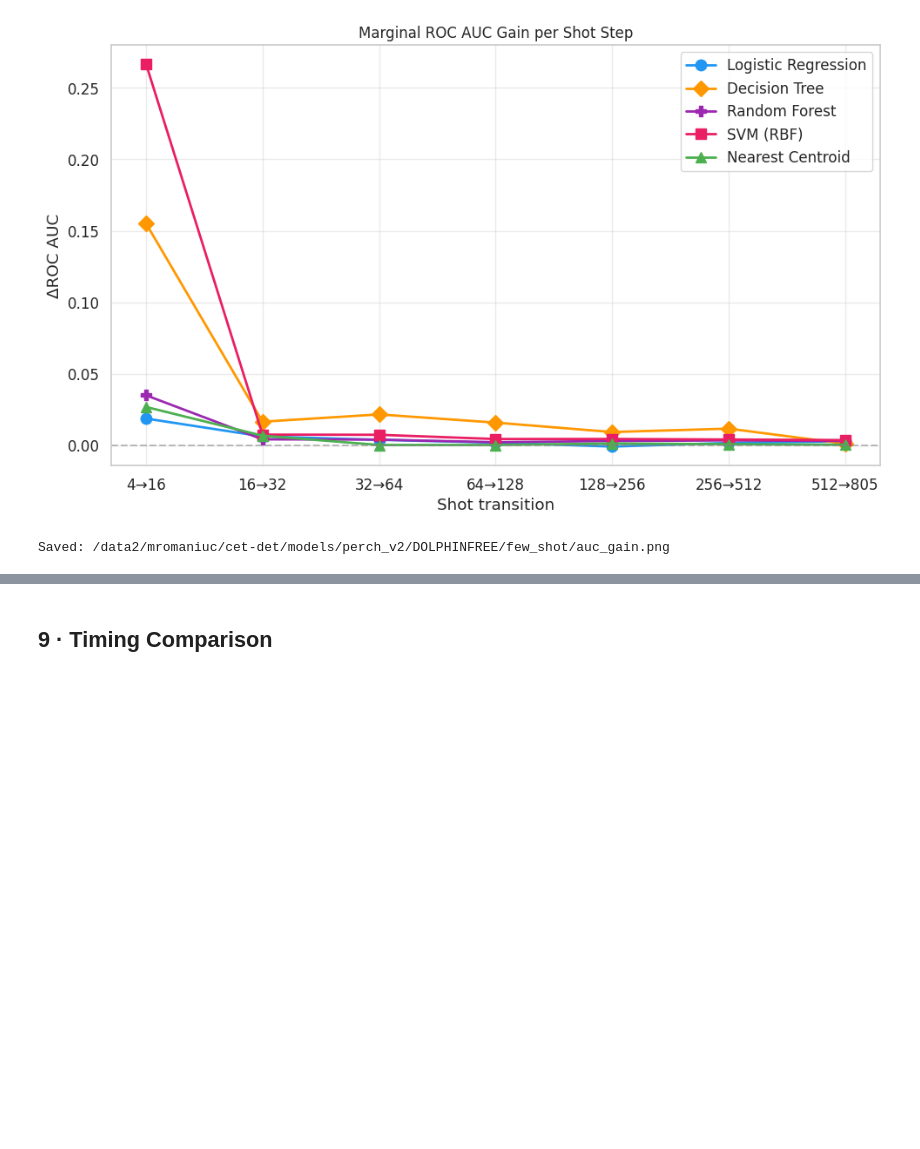
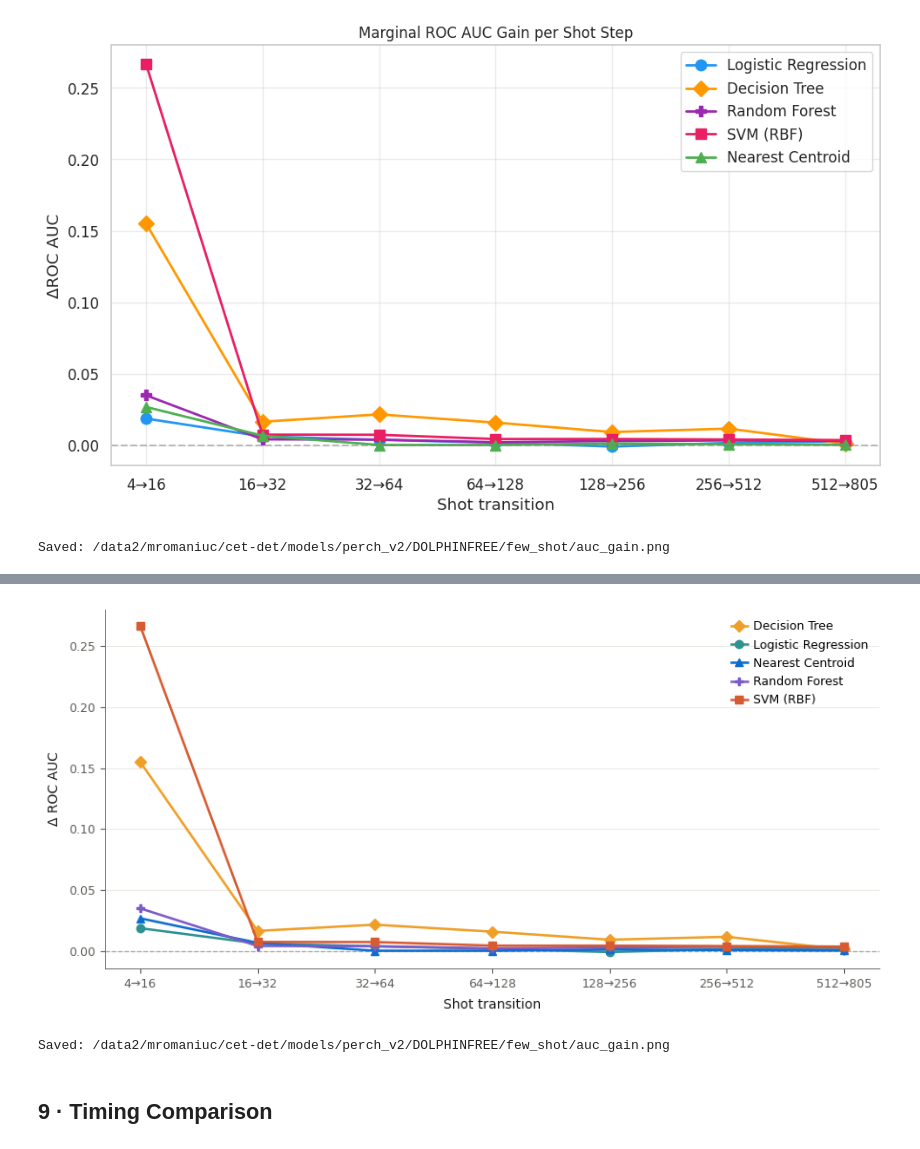
Before and after one commit to miriampaula/cet-det, a Jupyter notebook: models/perch_v2/DOLPHINFREE/few_shot/few_shot.ipynb, the cells around one changed output, grey strips where cells are left out. Cells and saved outputs as stored; diff of their text form; code cells hidden in the pictures; blank space fills up the shorter version.

Commit message:
some adjecent labeling strategies tried + interface adjustments

```diff
--- a/models/perch_v2/DOLPHINFREE/few_shot/few_shot.ipynb
+++ b/models/perch_v2/DOLPHINFREE/few_shot/few_shot.ipynb
@@ -314,3 +314,20 @@ print(f'Summary saved   → {BASE}/few_shot/summary.csv  ({summary_df.shape})')
 # %% [output]
 Raw trials saved → /data2/mromaniuc/cet-det/models/perch_v2/DOLPHINFREE/few_shot/raw_trials.csv  ((400, 7))
 Summary saved   → /data2/mromaniuc/cet-det/models/perch_v2/DOLPHINFREE/few_shot/summary.csv  ((40, 10))
+# %%
+# ── Reload saved results (skip re-running experiments) ───────────────────────
+import pandas as pd
+
+BASE = '/data2/mromaniuc/cet-det/models/perch_v2/DOLPHINFREE'
+
+
+fs_df      = pd.read_csv(f'{BASE}/few_shot/raw_trials.csv')
+summary_df = pd.read_csv(f'{BASE}/few_shot/summary.csv')
+
+clf_names  = summary_df['classifier'].unique().tolist()
+SHOT_SIZES = sorted(fs_df['n_shots'].unique().tolist())
+
+print(f'Raw trials  → {fs_df.shape}')
+print(f'Summary     → {summary_df.shape}')
+print(f'Classifiers → {clf_names}')
+print(f'Shot sizes  → {SHOT_SIZES}')
@@ -643,3 +840,57 @@ print(f'Saved: {BASE}/few_shot/auc_gain.png')
     512→805 shots: +0.0036 AUC
 [figure]
 Saved: /data2/mromaniuc/cet-det/models/perch_v2/DOLPHINFREE/few_shot/auc_gain.png
+# %%
+# ── 6.5  Marginal AUC gain per shot step ─────────────────────────────────────
+auc_means = summary_df.pivot(
+    index='classifier', columns='n_shots', values='roc_auc_mean'
+)
+
+print('=== ROC AUC Gain per Shot Step ===')
+shot_pairs = list(zip(SHOT_SIZES, SHOT_SIZES[1:]))
+for clf in auc_means.index:
+    print(f'  {clf}')
+    for s1, s2 in shot_pairs:
+        gain = auc_means.loc[clf, s2] - auc_means.loc[clf, s1]
+        print(f'    {s1}→{s2} shots: {gain:+.4f} AUC')
+
+# ── Plot ──────────────────────────────────────────────────────────────────────
+fig, ax = plt.subplots(figsize=(9, 4.5))
+
+x_labels = [f'{s1}→{s2}' for s1, s2 in shot_pairs]
+x_pos    = range(len(x_labels))
+
+for clf_name in clf_names:
+    color  = CLF_COLORS.get(clf_name, AXIS)
+    marker = CLF_MARKERS.get(clf_name, 'o')
+    gains  = [
+        auc_means.loc[clf_name, s2] - auc_means.loc[clf_name, s1]
+        for s1, s2 in shot_pairs
+    ]
+    ax.plot(x_pos, gains,
+            marker=marker, color=color, label=clf_name,
+            linewidth=1.8, markersize=6, zorder=4)
+
+# Zero reference line
+ax.axhline(0, color=AXIS, linestyle='--', linewidth=0.9, alpha=0.5, zorder=2)
+
+# ── Axes ──────────────────────────────────────────────────────────────────────
+ax.set_xticks(list(x_pos))
+ax.set_xticklabels(x_labels, fontsize=9)
+ax.set_xlabel('Shot transition', fontsize=10, labelpad=6)
+ax.set_ylabel('Δ ROC AUC', fontsize=10, labelpad=6)
+ax.xaxis.grid(False)
+
+for sp in ('top', 'right'):
+    ax.spines[sp].set_visible(False)
+for sp in ('left', 'bottom'):
+    ax.spines[sp].set_linewidth(0.6)
+
+ax.legend(loc='upper right', fontsize=9,
+          handlelength=1.4, handletextpad=0.5)
+
+plt.tight_layout()
+plt.savefig(f'{BASE}/few_shot/auc_gain_colormapped.png', dpi=300, bbox_inches='tight')
+plt.show()
+print(f'Saved: {BASE}/few_shot/auc_gain.png')
+# %% [output]
@@ -646,3 +914,5 @@ Saved: /data2/mromaniuc/cet-det/models/perch_v2/DOLPHINFREE/few_shot/auc_gain.pn
+[figure, added]
+Saved: /data2/mromaniuc/cet-det/models/perch_v2/DOLPHINFREE/few_shot/auc_gain.png
 # %% [markdown]
 ## 9 · Timing Comparison
 # %%
```
Also changed, not shown: parts of 5 cells of this notebook, 32 other files.
